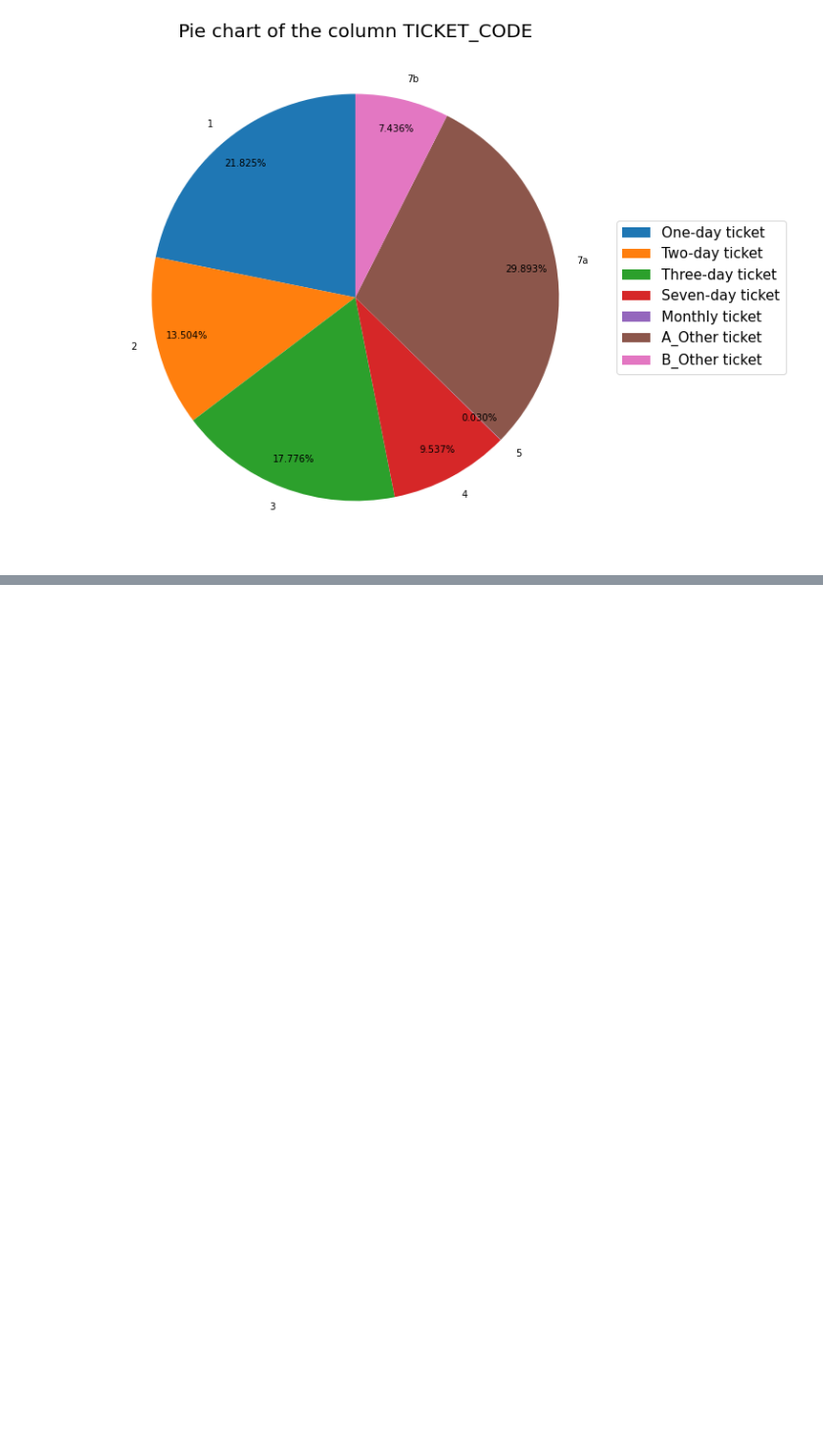
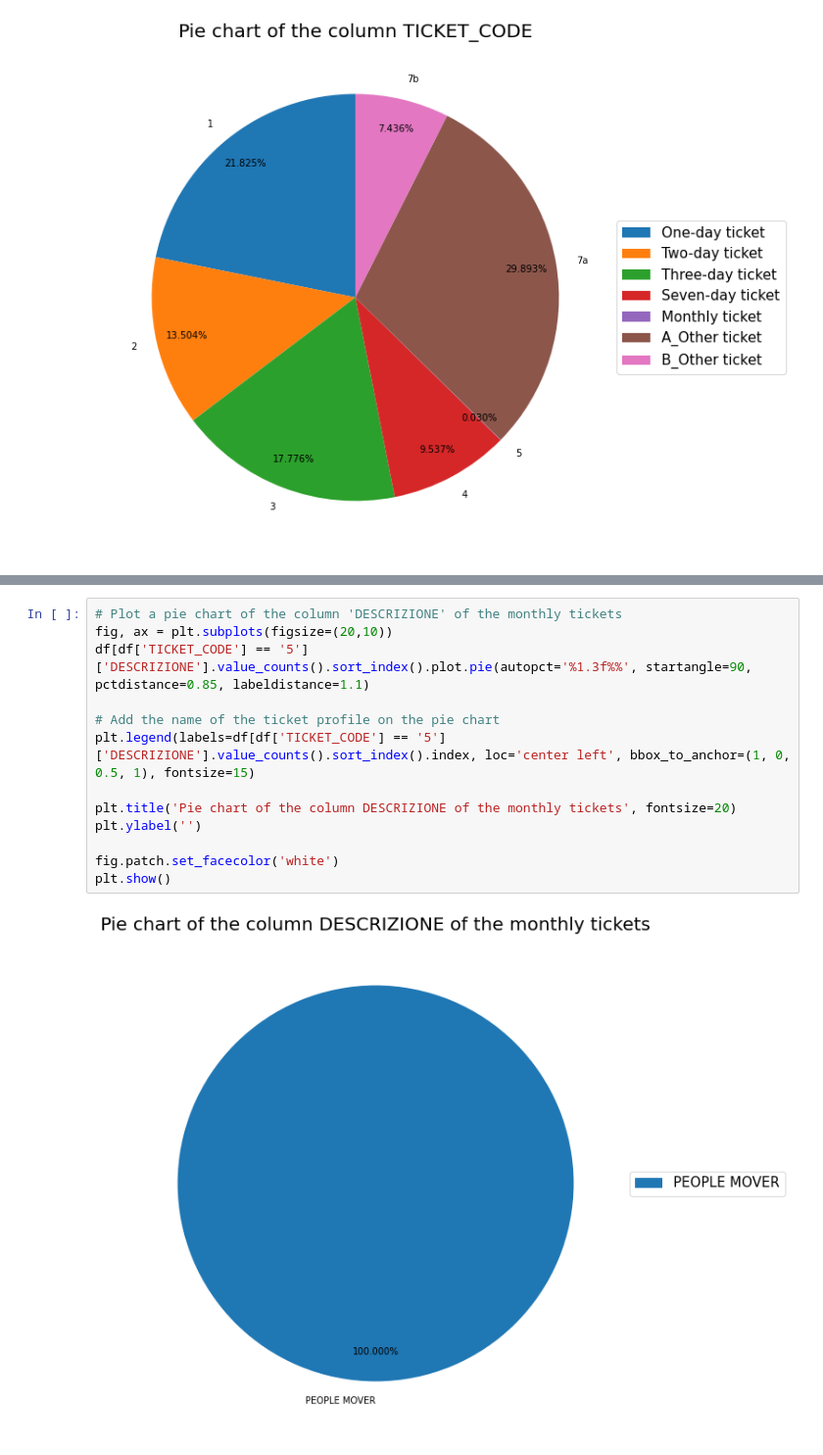
Before and after one commit to matteograzioso1/Tirocinio-Progetto-MASTER, a Jupyter notebook: Notebook 1.ipynb, the cells around one changed output, grey strips where cells are left out. Shown at 98% size. Cells and saved outputs as stored; diff of their text form; blank space fills up the shorter version.

```diff
--- a/Notebook 1.ipynb
+++ b/Notebook 1.ipynb
@@ -315,0 +329,15 @@ plt.show()
+# %%
+# Plot a pie chart of the column 'DESCRIZIONE' of the monthly tickets
+fig, ax = plt.subplots(figsize=(20,10))
+df[df['TICKET_CODE'] == '5']['DESCRIZIONE'].value_counts().sort_index().plot.pie(autopct='%1.3f%%', startangle=90, pctdistance=0.85, labeldistance=1.1)
+
+# Add the name of the ticket profile on the pie chart
+plt.legend(labels=df[df['TICKET_CODE'] == '5']['DESCRIZIONE'].value_counts().sort_index().index, loc='center left', bbox_to_anchor=(1, 0, 0.5, 1), fontsize=15)
+
+plt.title('Pie chart of the column DESCRIZIONE of the monthly tickets', fontsize=20)
+plt.ylabel('')
+
+fig.patch.set_facecolor('white')
+plt.show()
+# %% [output]
+[figure, added]
```
Also changed, not shown: parts of 8 cells of this notebook, 1 other file.
